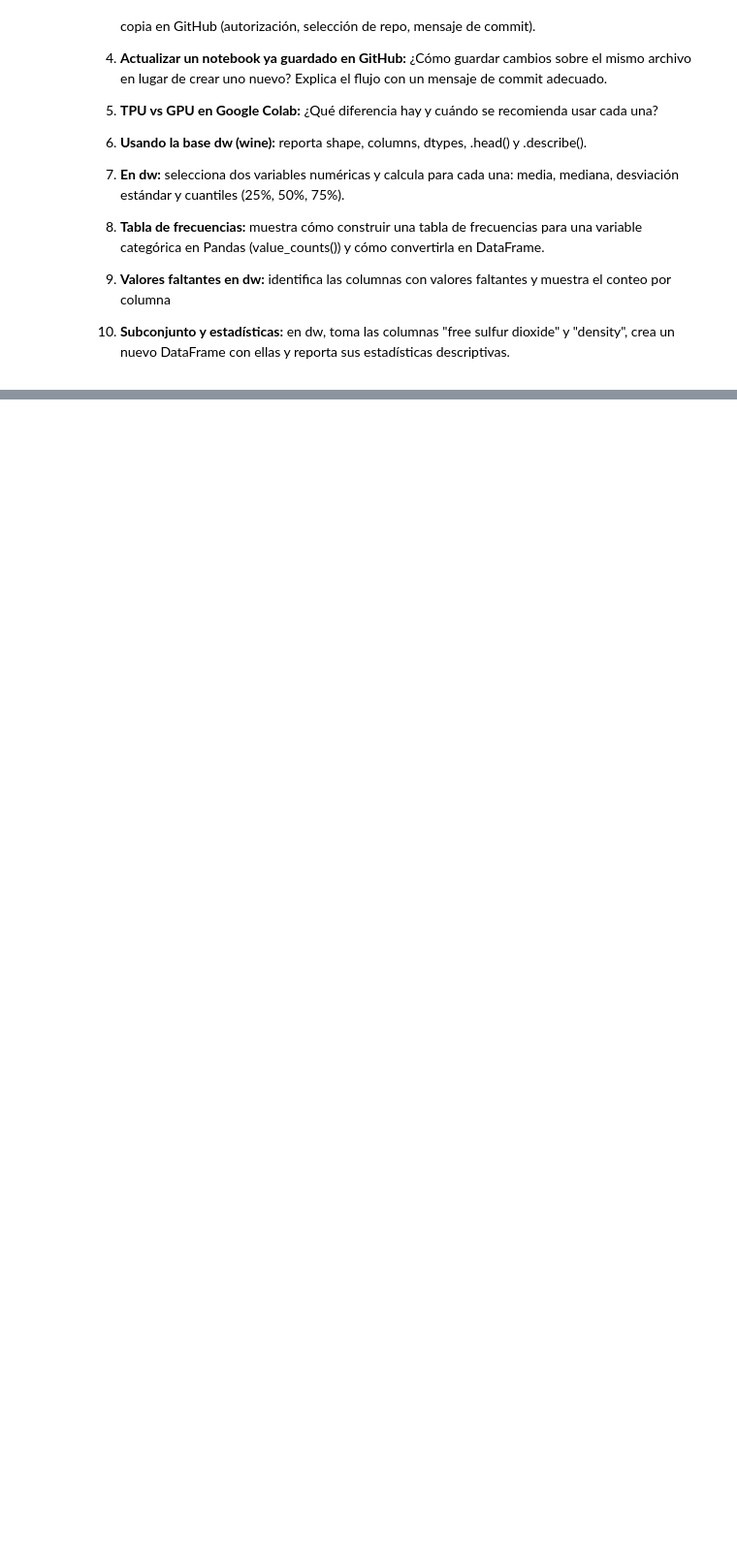
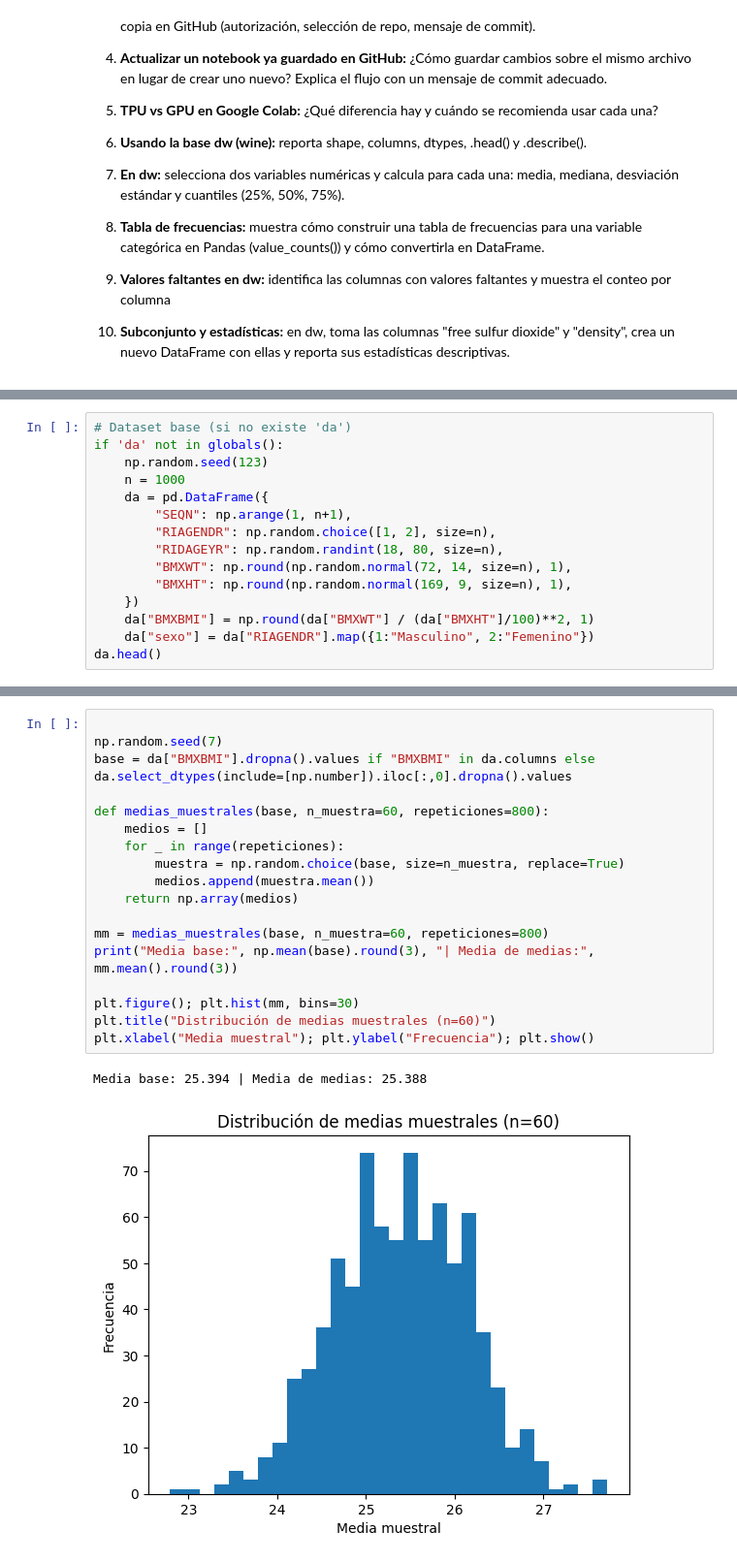
Before and after one commit to mariaacardonal-lgtm/SISTEMAS-AVANZADOS-DE-PRODUCCION-CON-PHYTON-ALE, a Jupyter notebook: Cardona_Alejandra_Torres_Laura_Rojas_Cristian.ipynb, the cells around one changed output, grey strips where cells are left out. Shown at 97% size. Cells and saved outputs as stored; diff of their text form; blank space fills up the shorter version.

```diff
--- a/Cardona_Alejandra_Torres_Laura_Rojas_Cristian.ipynb
+++ b/Cardona_Alejandra_Torres_Laura_Rojas_Cristian.ipynb
@@ -892,0 +991,15 @@ Enlace Github 3:
+# %%
+# Dataset base (si no existe 'da')
+if 'da' not in globals():
+    np.random.seed(123)
+    n = 1000
+    da = pd.DataFrame({
+        "SEQN": np.arange(1, n+1),
+        "RIAGENDR": np.random.choice([1, 2], size=n),
+        "RIDAGEYR": np.random.randint(18, 80, size=n),
+        "BMXWT": np.round(np.random.normal(72, 14, size=n), 1),
+        "BMXHT": np.round(np.random.normal(169, 9, size=n), 1),
+    })
+    da["BMXBMI"] = np.round(da["BMXWT"] / (da["BMXHT"]/100)**2, 1)
+    da["sexo"] = da["RIAGENDR"].map({1:"Masculino", 2:"Femenino"})
+da.head()
@@ -892,0 +1013,21 @@ Enlace Github 3:
+# %%
+
+np.random.seed(7)
+base = da["BMXBMI"].dropna().values if "BMXBMI" in da.columns else da.select_dtypes(include=[np.number]).iloc[:,0].dropna().values
+
+def medias_muestrales(base, n_muestra=60, repeticiones=800):
+    medios = []
+    for _ in range(repeticiones):
+        muestra = np.random.choice(base, size=n_muestra, replace=True)
+        medios.append(muestra.mean())
+    return np.array(medios)
+
+mm = medias_muestrales(base, n_muestra=60, repeticiones=800)
+print("Media base:", np.mean(base).round(3), "| Media de medias:", mm.mean().round(3))
+
+plt.figure(); plt.hist(mm, bins=30)
+plt.title("Distribución de medias muestrales (n=60)")
+plt.xlabel("Media muestral"); plt.ylabel("Frecuencia"); plt.show()
+# %% [output]
+Media base: 25.394 | Media de medias: 25.388
+[figure, added]
```
Also changed, not shown: parts of 19 cells of this notebook.
